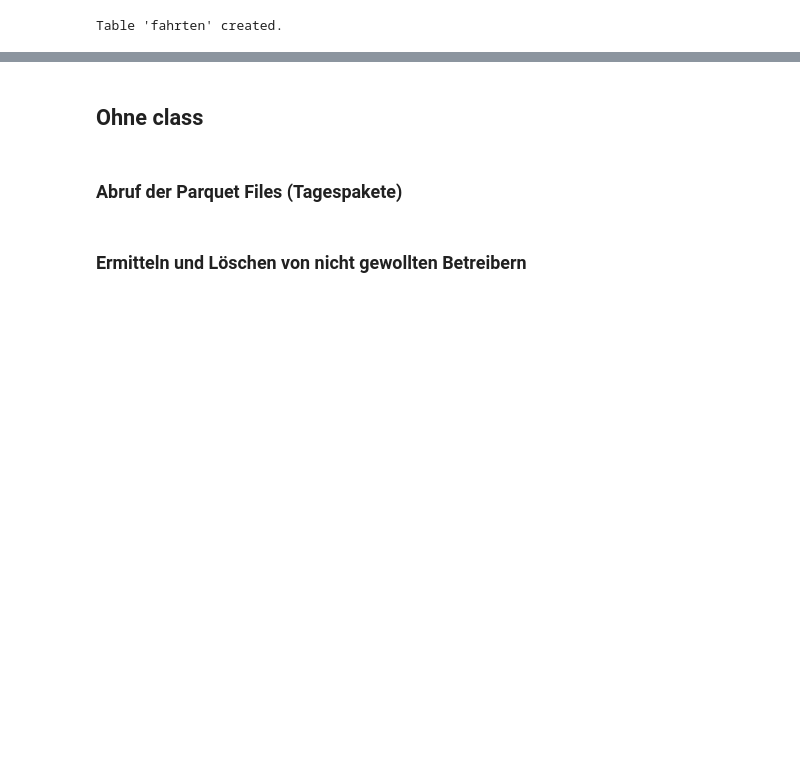
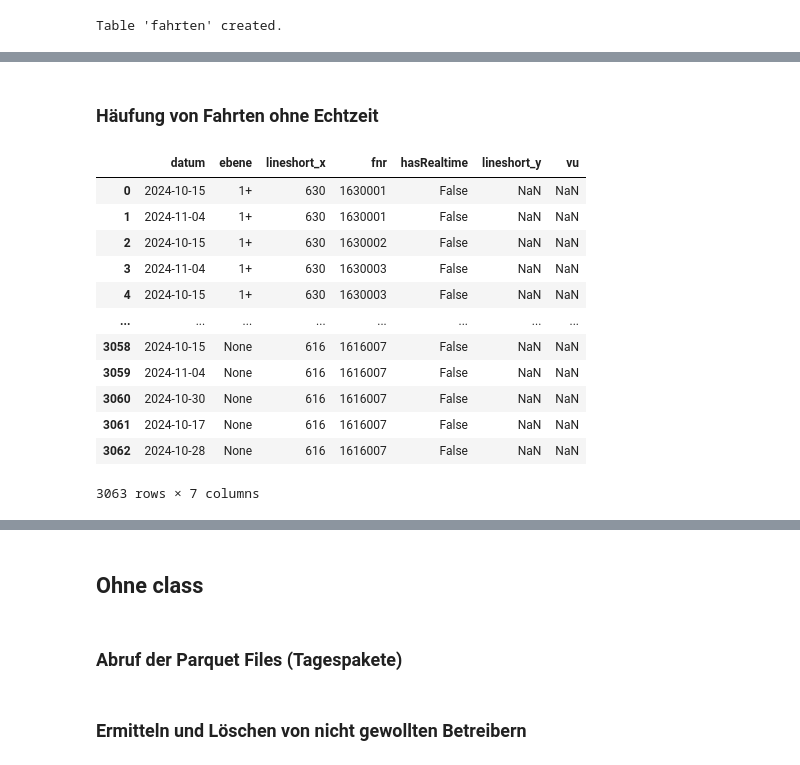
Before and after one commit to zvbn-code/rt2, a Jupyter notebook: rt_auswertung_parquet.ipynb, the cells around one changed output, grey strips where cells are left out. Drawn from its saved outputs; the diff is of its cells as text; code cells hidden in the pictures; blank space fills up the shorter version.

```diff
--- a/rt_auswertung_parquet.ipynb
+++ b/rt_auswertung_parquet.ipynb
@@ -100,0 +145,11 @@ Table 'fahrten' created.
+# %%
+df_zusatz = rt.cursor.sql("""select datum::date as datum, lineshort, fnr,  vu
+              from zusatz
+              where
+              lineshort in ('630' , '670')
+              -- and vu like 'Reisedienst von Rahden%'
+            and datum::date >= (current_date - interval 30 day)
+              group by all order
+              by lineshort, fnr """).df()
+
+df_zusatz
@@ -155,0 +201,30 @@ q.filter("lineshort = 'S35'") #mit filter einfache Abfragen
+# %% [markdown]
+### Häufung von Fahrten ohne Echtzeit
+# %%
+df_fahrten_ohne_ez = rt.cursor.sql("""
+
+                select datum::date as datum, ebene, lineshort , fnr, hasrealtime
+
+                from vw_buendel
+                where datum >= (current_date - interval 30 day) and hasrealtime = false
+                group by all
+                order by ebene, lineshort, fnr
+
+              """).df()
+
+df_fahrten_ohne_ez_zusatz = df_fahrten_ohne_ez.merge(df_zusatz, left_on = ['datum', 'fnr'], right_on = ['datum', 'fnr'], how='left')
+df_fahrten_ohne_ez_zusatz
+# %% [output]
+|  | datum | ebene | lineshort_x | fnr | hasRealtime | lineshort_y | vu |
+| 0 | 2024-10-15 | 1+ | 630 | 1630001 | False | NaN | NaN |
+| 1 | 2024-11-04 | 1+ | 630 | 1630001 | False | NaN | NaN |
+| 2 | 2024-10-15 | 1+ | 630 | 1630002 | False | NaN | NaN |
+| 3 | 2024-11-04 | 1+ | 630 | 1630003 | False | NaN | NaN |
+| 4 | 2024-10-15 | 1+ | 630 | 1630003 | False | NaN | NaN |
+| ... | ... | ... | ... | ... | ... | ... | ... |
+| 3058 | 2024-10-15 | None | 616 | 1616007 | False | NaN | NaN |
+| 3059 | 2024-11-04 | None | 616 | 1616007 | False | NaN | NaN |
+| 3060 | 2024-10-30 | None | 616 | 1616007 | False | NaN | NaN |
+| 3061 | 2024-10-17 | None | 616 | 1616007 | False | NaN | NaN |
+| 3062 | 2024-10-28 | None | 616 | 1616007 | False | NaN | NaN |
+3063 rows × 7 columns
```
Also changed, not shown: parts of 18 cells of this notebook, 1 other file.
